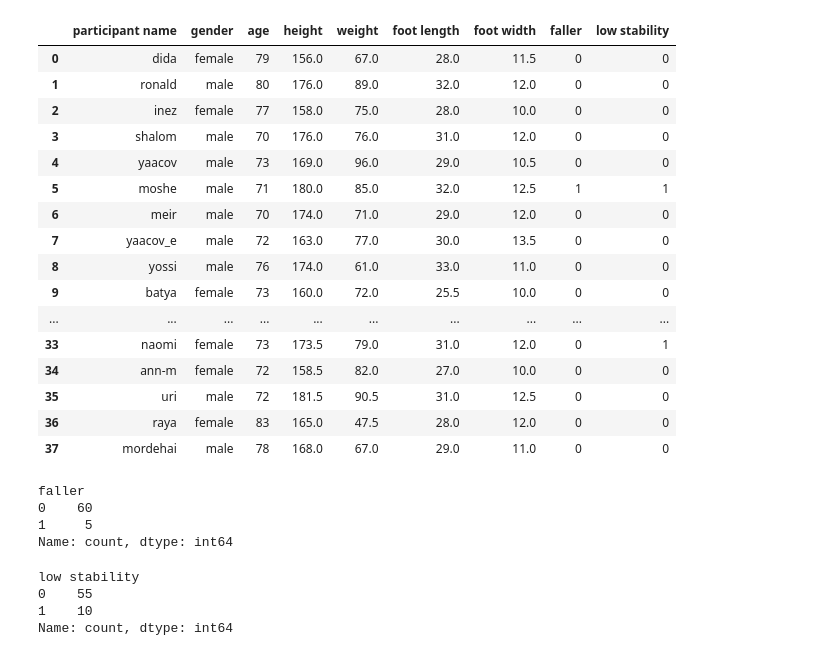
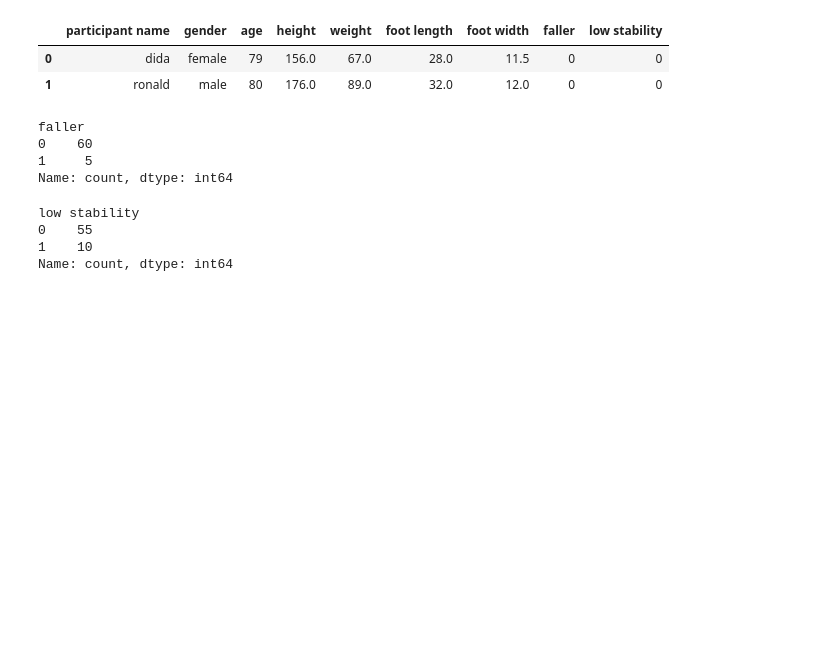
Before and after one commit to shahafgev/fall_risk_analysis, a Jupyter notebook: notebooks/additional_info_bias.ipynb, the cells around one changed output. Saved outputs shown, nothing was run; the diff lists cells and outputs as text; code cells hidden in the pictures; blank space fills up the shorter version.

```diff
--- a/notebooks/additional_info_bias.ipynb
+++ b/notebooks/additional_info_bias.ipynb
@@ -15,25 +15,11 @@ from statsmodels.stats.diagnostic import lilliefors
 # %%
 # Load additional information
 additional_info = pd.read_csv("../data/raw/additional_participants_information.csv")
-additional_info.head(38)
+additional_info.head(2)
 # %% [output]
 |  | participant name | gender | age | height | weight | foot length | foot width | faller | low stability |
 | 0 | dida | female | 79 | 156.0 | 67.0 | 28.0 | 11.5 | 0 | 0 |
 | 1 | ronald | male | 80 | 176.0 | 89.0 | 32.0 | 12.0 | 0 | 0 |
-| 2 | inez | female | 77 | 158.0 | 75.0 | 28.0 | 10.0 | 0 | 0 |
-| 3 | shalom | male | 70 | 176.0 | 76.0 | 31.0 | 12.0 | 0 | 0 |
-| 4 | yaacov | male | 73 | 169.0 | 96.0 | 29.0 | 10.5 | 0 | 0 |
-| 5 | moshe | male | 71 | 180.0 | 85.0 | 32.0 | 12.5 | 1 | 1 |
-| 6 | meir | male | 70 | 174.0 | 71.0 | 29.0 | 12.0 | 0 | 0 |
-| 7 | yaacov_e | male | 72 | 163.0 | 77.0 | 30.0 | 13.5 | 0 | 0 |
-| 8 | yossi | male | 76 | 174.0 | 61.0 | 33.0 | 11.0 | 0 | 0 |
-| 9 | batya | female | 73 | 160.0 | 72.0 | 25.5 | 10.0 | 0 | 0 |
-| ... | ... | ... | ... | ... | ... | ... | ... | ... | ... |
-| 33 | naomi | female | 73 | 173.5 | 79.0 | 31.0 | 12.0 | 0 | 1 |
-| 34 | ann-m | female | 72 | 158.5 | 82.0 | 27.0 | 10.0 | 0 | 0 |
-| 35 | uri | male | 72 | 181.5 | 90.5 | 31.0 | 12.5 | 0 | 0 |
-| 36 | raya | female | 83 | 165.0 | 47.5 | 28.0 | 12.0 | 0 | 0 |
-| 37 | mordehai | male | 78 | 168.0 | 67.0 | 29.0 | 11.0 | 0 | 0 |
 # %%
 additional_info["faller"].value_counts()
 # %% [output]
```
Also changed, not shown: 23 other files.
